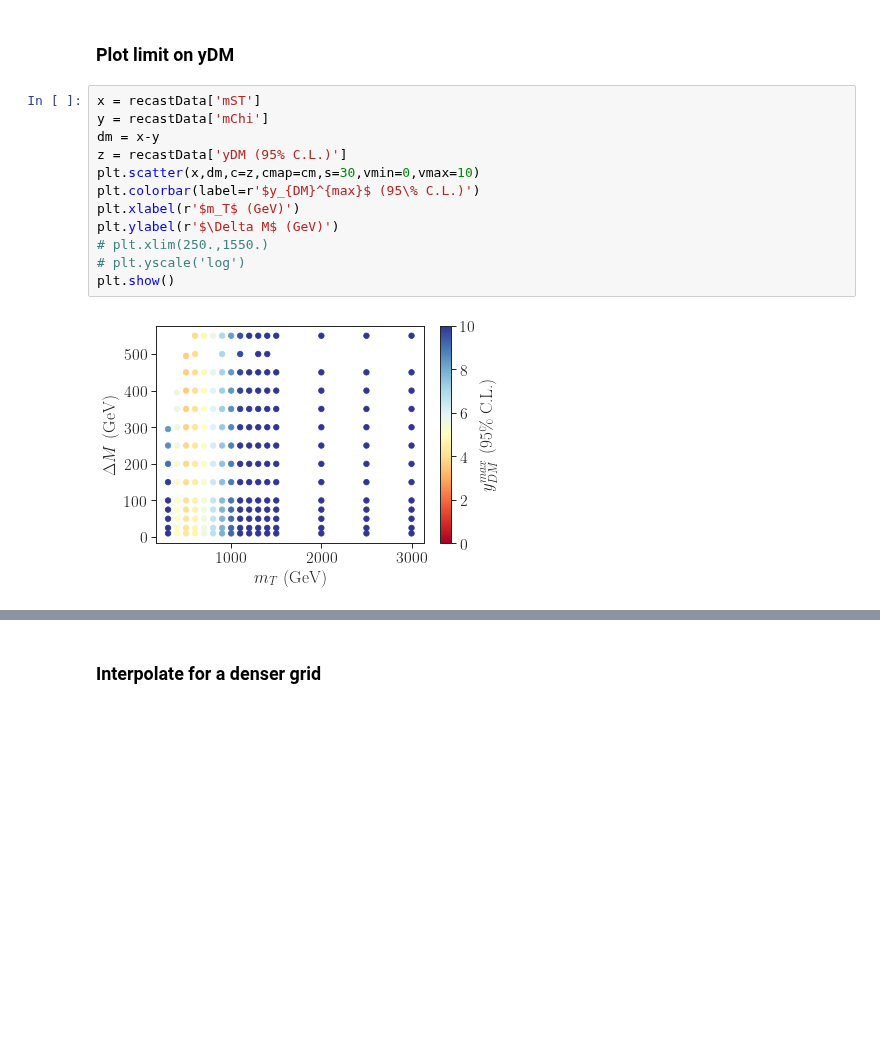
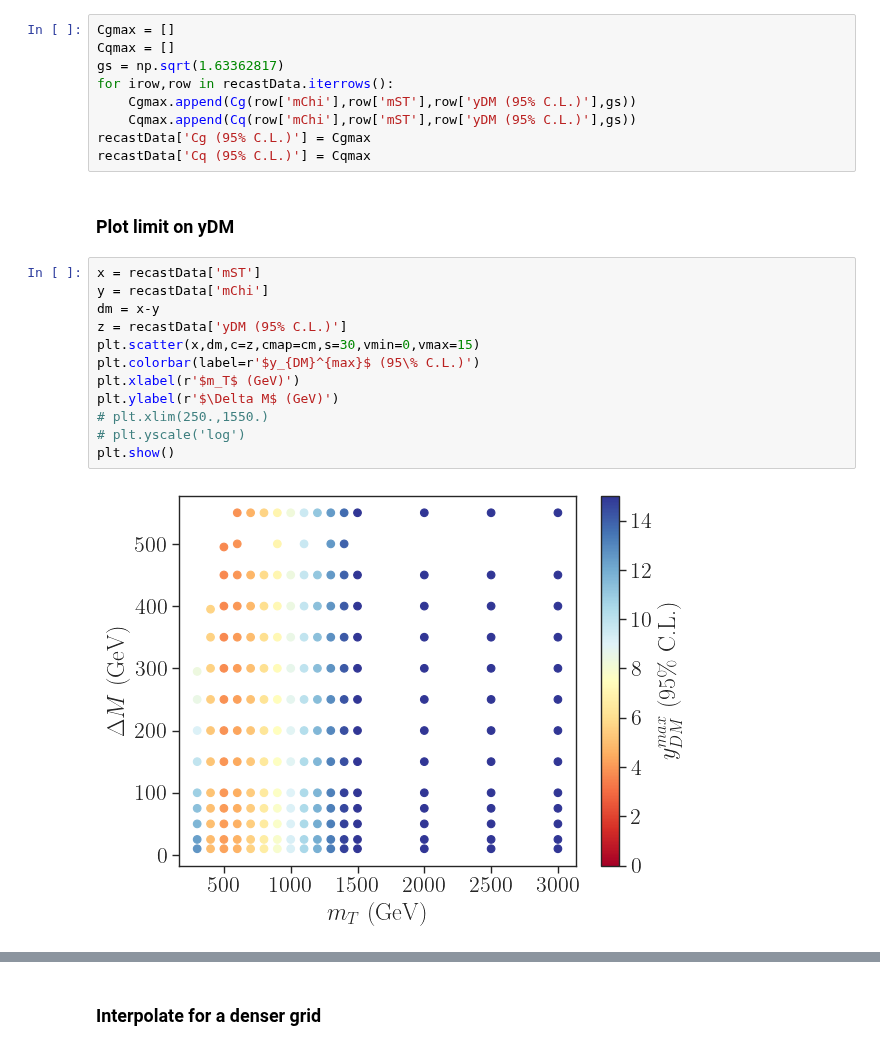
Before and after one commit to andlessa/SMStoEFT, a Jupyter notebook: notebooks/constraints/plotExclusion-ATLAS_pT-1loop.ipynb, the cells around one changed output, grey strips where cells are left out. Drawn from its saved outputs; the diff is of its cells as text; blank space fills up the shorter version.

```diff
--- a/notebooks/constraints/plotExclusion-ATLAS_pT-1loop.ipynb
+++ b/notebooks/constraints/plotExclusion-ATLAS_pT-1loop.ipynb
@@ -30,19 +32,28 @@ recastData = pd.read_pickle('../../Recast/ATLAS-TOPQ-2019-23_tpT/pp2tt_formFacto
+# %%
+Cgmax = []
+Cqmax = []
+gs = np.sqrt(1.63362817)
+for irow,row in recastData.iterrows():
+    Cgmax.append(Cg(row['mChi'],row['mST'],row['yDM (95% C.L.)'],gs))
+    Cqmax.append(Cq(row['mChi'],row['mST'],row['yDM (95% C.L.)'],gs))
+recastData['Cg (95% C.L.)'] = Cgmax
+recastData['Cq (95% C.L.)'] = Cqmax
 # %% [markdown]
 ### Plot limit on yDM
 # %%
 x = recastData['mST']
 y = recastData['mChi']
 dm = x-y
 z = recastData['yDM (95% C.L.)']
-plt.scatter(x,dm,c=z,cmap=cm,s=30,vmin=0,vmax=10)
+plt.scatter(x,dm,c=z,cmap=cm,s=30,vmin=0,vmax=15)
 plt.colorbar(label=r'$y_{DM}^{max}$ (95\% C.L.)')
 plt.xlabel(r'$m_T$ (GeV)')
 plt.ylabel(r'$\Delta M$ (GeV)')
 # plt.xlim(250.,1550.)
 # plt.yscale('log')
 plt.show()
 # %% [output]
-[figure, old version]
+[figure, new version]
 # %%
 x = recastData['mST']
 y = recastData['mChi']
```
Also changed, not shown: parts of 9 cells of this notebook, 11 other files.
